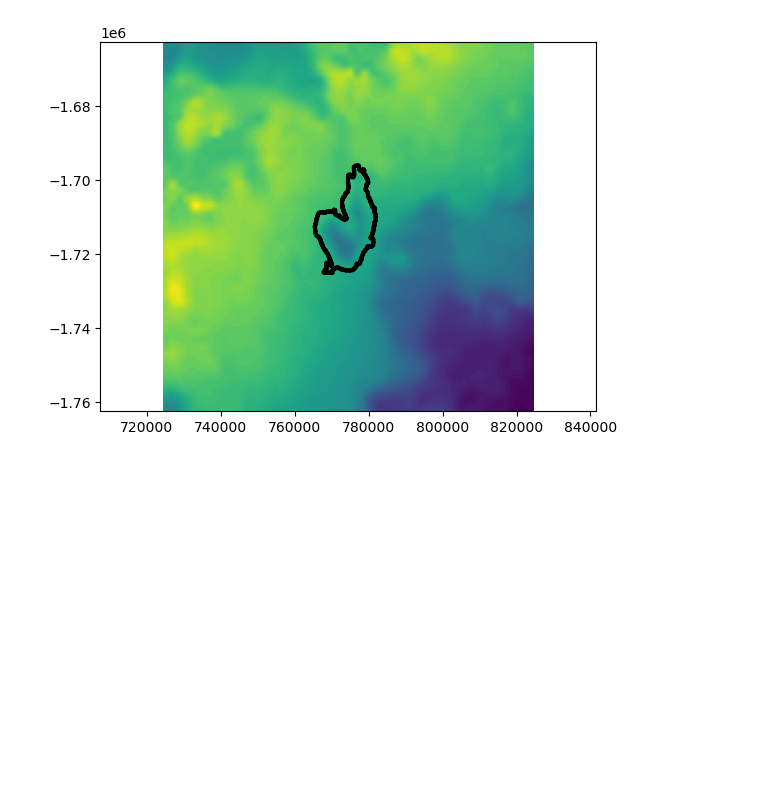
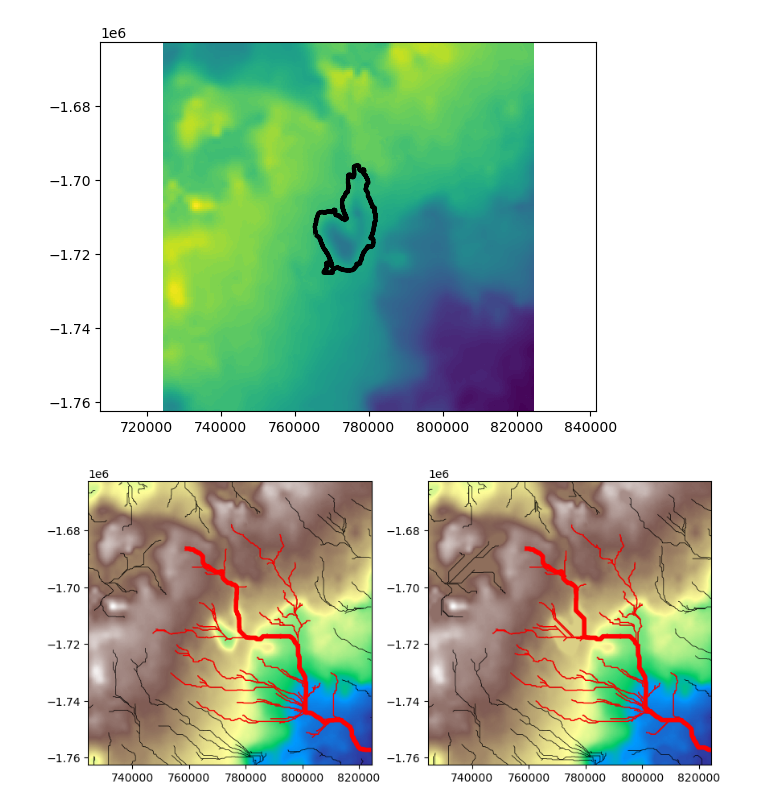
Before and after one commit to agstub/shakti-fenics, a Jupyter notebook: notebooks/create_mesh.ipynb, the cells around one changed output. Saved outputs shown, nothing was run; the diff lists cells and outputs as text; code cells hidden in the pictures; blank space fills up the shorter version.

```diff
--- a/notebooks/create_mesh.ipynb
+++ b/notebooks/create_mesh.ipynb
@@ -162,3 +173,26 @@ save_numpy_array_to_geotiff('potenetial_dem.tif', data, profile)
 # %%
 dem = tt3.read_tif('potenetial_dem.tif')
+dem_filled = dem.fillsinks()
 fd = tt3.FlowObject(dem)
+fd_filled = tt3.FlowObject(dem_filled)
+# %%
+plt.figure(figsize=(10,8))
+ax = plt.subplot(121)
+s   = tt3.StreamObject(fd,threshold=2000,units='pixels')
+dem.plot(ax,cmap="terrain")
+s.plot(ax=ax,color='k',linewidth=0.5)
+(s.klargestconncomps(1)).plot(ax=ax,color='r',linewidth=1)
+(s.klargestconncomps(1).trunk()).plot(ax=ax,color='r',linewidth=4)
+plt.gca().invert_yaxis()
+
+ax = plt.subplot(122)
+s2   = tt3.StreamObject(fd_filled,threshold=2000,units='pixels')
+dem_filled.plot(ax,cmap="terrain")
+s2.plot(ax=ax,color='k',linewidth=0.5)
+(s2.klargestconncomps(1)).plot(ax=ax,color='r',linewidth=1)
+(s2.klargestconncomps(1).trunk()).plot(ax=ax,color='r',linewidth=4)
+plt.gca().invert_yaxis()
+plt.show()
+plt.close()
+# %% [output]
+[figure, added]
```
Also changed, not shown: parts of 14 cells of this notebook, 5 other files.
